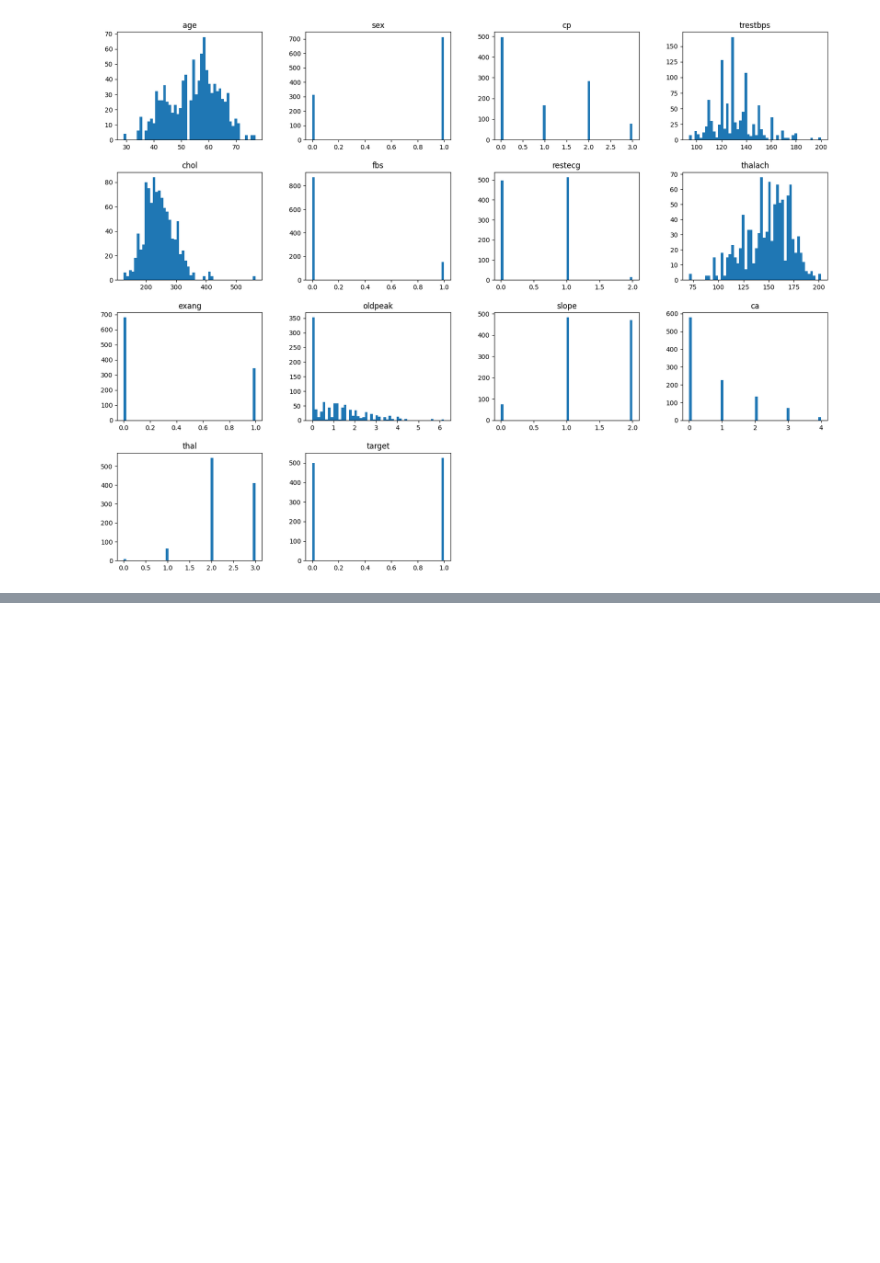
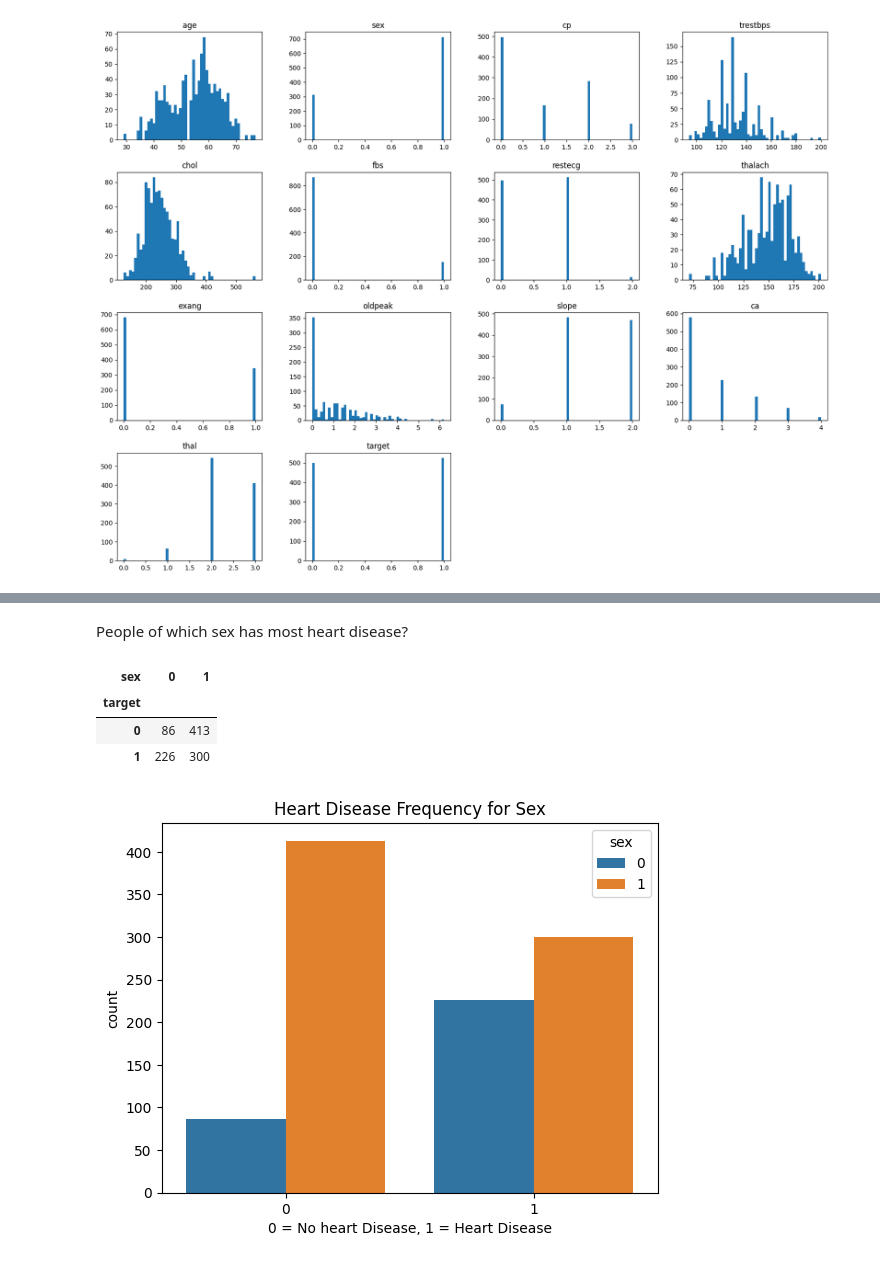
Before and after one commit to smahaduzzaman/data_anlysis, a Jupyter notebook: heart_disease_analyze.ipynb, the cells around one changed output, grey strips where cells are left out. Cells and saved outputs as stored; diff of their text form; code cells hidden in the pictures; blank space fills up the shorter version.

```diff
--- a/heart_disease_analyze.ipynb
+++ b/heart_disease_analyze.ipynb
@@ -114,0 +180,15 @@ df.describe()
+# %% [markdown]
+People of which sex has most heart disease?
+# %%
+pd.crosstab(df.target, df.sex)
+# %% [output]
+| sex | 0 | 1 |
+| target |  |  |
+| 0 | 86 | 413 |
+| 1 | 226 | 300 |
+# %%
+sns.countplot(x = 'target', data = df, hue = 'sex')
+plt.title("Heart Disease Frequency for Sex")
+plt.xlabel("0 = No heart Disease, 1 = Heart Disease");
+# %% [output]
+[figure, added]
```
Also changed, not shown: parts of 63 cells of this notebook.
